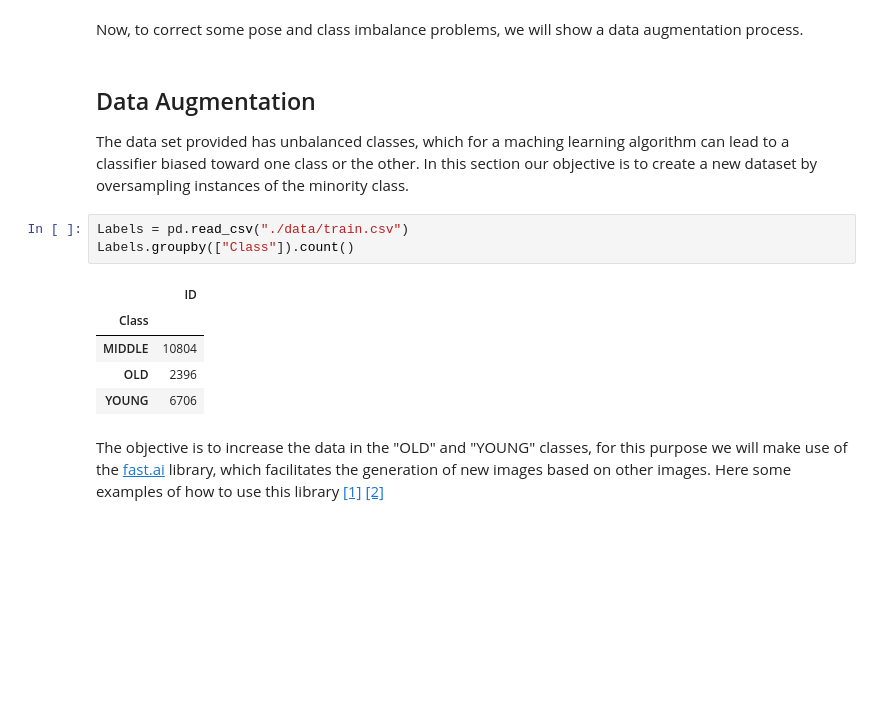
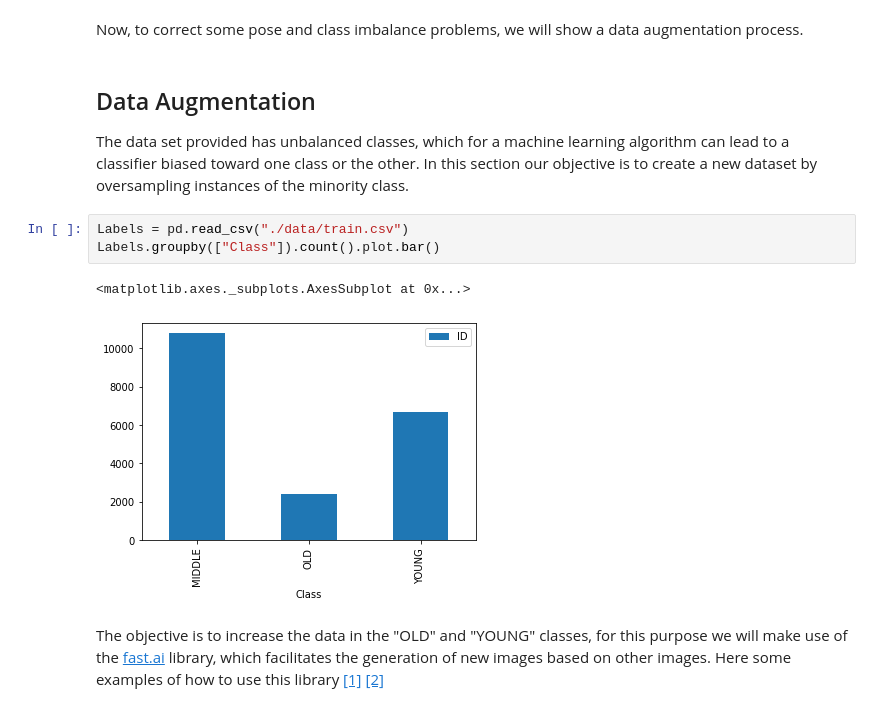
Before and after one commit to TEAM-IMT/Age-Detection-Actors-Challenge, a Jupyter notebook: age_detection_actors.ipynb, the cells around one changed output. Cells and saved outputs as stored; diff of their text form; blank space fills up the shorter version.

```diff
--- a/age_detection_actors.ipynb
+++ b/age_detection_actors.ipynb
@@ -243,16 +258,13 @@ Now, to correct some pose and class imbalance problems, we will show a data augm
 # %% [markdown]
 ## Data Augmentation
 
-The data set provided has unbalanced classes, which for a maching learning algorithm can lead to a classifier biased toward one class or the other. In this section our objective is to create a new dataset by oversampling instances of the minority class.
+The data set provided has unbalanced classes, which for a machine learning algorithm can lead to a classifier biased toward one class or the other. In this section our objective is to create a new dataset by oversampling instances of the minority class.
 # %%
 Labels = pd.read_csv("./data/train.csv")
-Labels.groupby(["Class"]).count()
+Labels.groupby(["Class"]).count().plot.bar()
 # %% [output]
-|  | ID |
-| Class |  |
-| MIDDLE | 10804 |
-| OLD | 2396 |
-| YOUNG | 6706 |
+<matplotlib.axes._subplots.AxesSubplot at 0x...>
+[figure, added]
 # %% [markdown]
 The objective is to increase the data in the "OLD" and "YOUNG" classes, for this purpose we will make use of the [fast.ai](https://docs.fast.ai/#Migrating-from-other-libraries) library, which facilitates the generation of new images based on other images. Here some examples of how to use this library [[1]](https://medium.com/analytics-vidhya/image-data-augmentation-to-balance-dataset-in-classification-tasks-5e25bbd9a228)  [[2]](https://medium.com/@pierre_guillou/data-augmentation-by-fastai-v1-84ca04bea302)
 # %%
```
Also changed, not shown: parts of 19 cells of this notebook, 3 other files.
